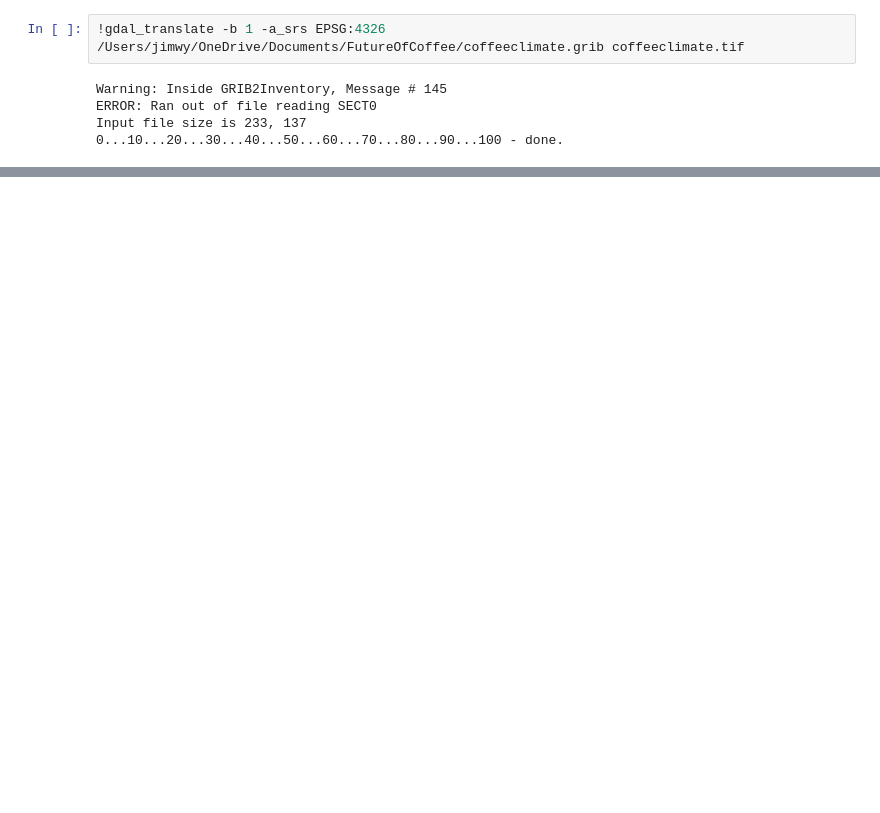
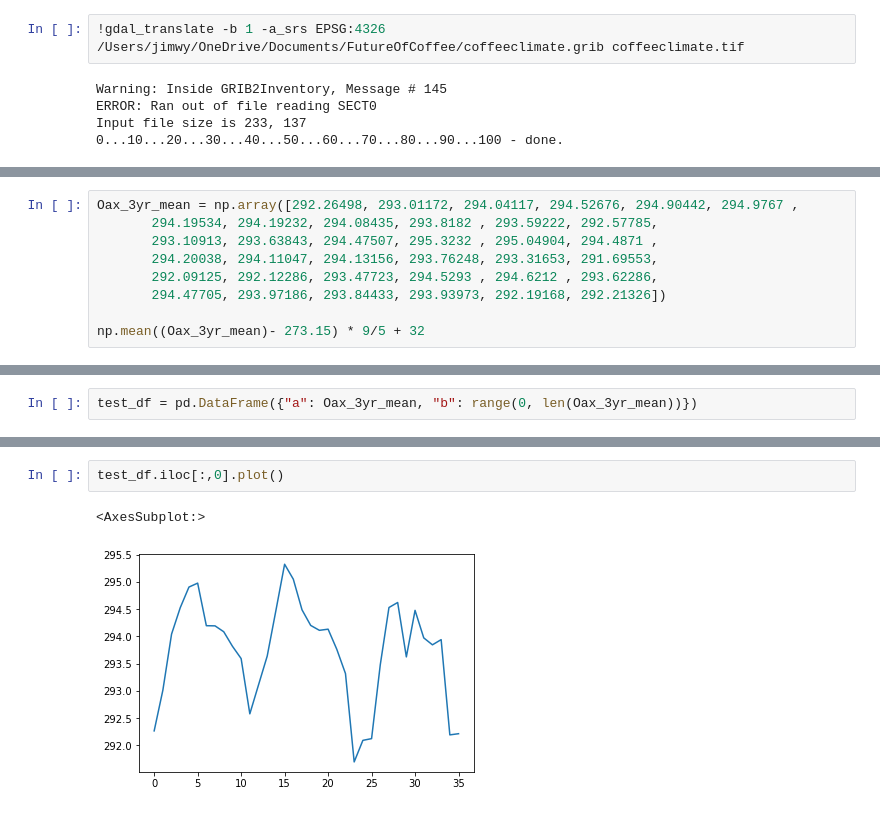
Before and after one commit to jwynneuo/FutureOfCoffee, a Jupyter notebook: Coffeeproj.ipynb, the cells around one changed output, grey strips where cells are left out. Saved outputs shown, nothing was run; the diff lists cells and outputs as text; blank space fills up the shorter version.

```diff
--- a/Coffeeproj.ipynb
+++ b/Coffeeproj.ipynb
@@ -93,0 +160,9 @@ AttributeError: 'DataArray' object has no attribute 'describe'
+# %%
+Oax_3yr_mean = np.array([292.26498, 293.01172, 294.04117, 294.52676, 294.90442, 294.9767 ,
+       294.19534, 294.19232, 294.08435, 293.8182 , 293.59222, 292.57785,
+       293.10913, 293.63843, 294.47507, 295.3232 , 295.04904, 294.4871 ,
+       294.20038, 294.11047, 294.13156, 293.76248, 293.31653, 291.69553,
+       292.09125, 292.12286, 293.47723, 294.5293 , 294.6212 , 293.62286,
+       294.47705, 293.97186, 293.84433, 293.93973, 292.19168, 292.21326])
+
+np.mean((Oax_3yr_mean)- 273.15) * 9/5 + 32
@@ -93,0 +171,2 @@ AttributeError: 'DataArray' object has no attribute 'describe'
+# %%
+test_df = pd.DataFrame({"a": Oax_3yr_mean, "b": range(0, len(Oax_3yr_mean))})
@@ -93,0 +193,5 @@ AttributeError: 'DataArray' object has no attribute 'describe'
+# %%
+test_df.iloc[:,0].plot()
+# %% [output]
+<AxesSubplot:>
+[figure, added]
```
Also changed, not shown: parts of 18 cells of this notebook, 2 other files.
